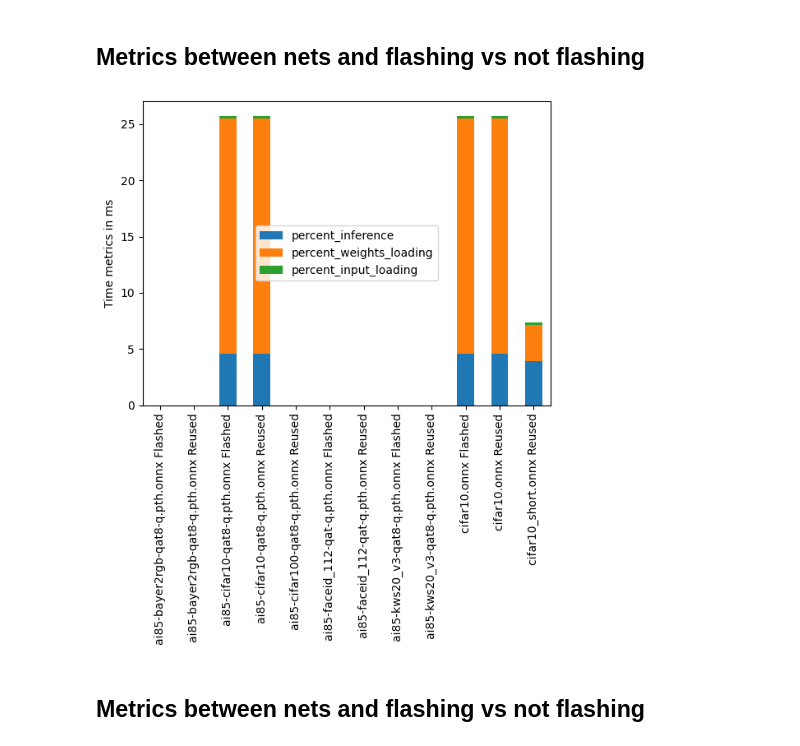
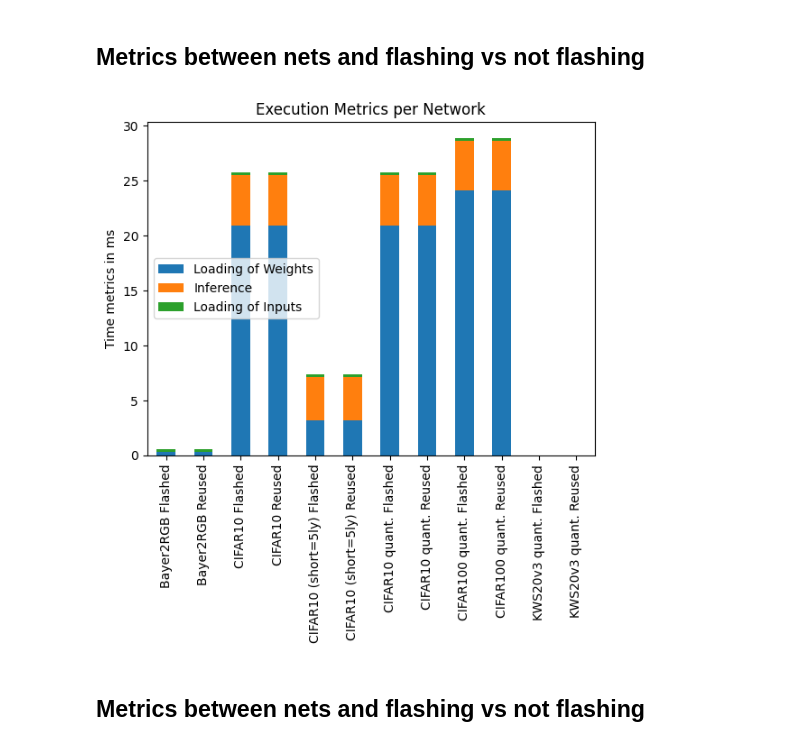
Before and after one commit to ekut-es/netdeployonnx, a Jupyter notebook: netdeployonnx/client/experiment.ipynb, the cells around one changed output. Saved outputs shown, nothing was run; the diff lists cells and outputs as text; code cells hidden in the pictures.

Commit message:
most networks work now

```diff
--- a/netdeployonnx/client/experiment.ipynb
+++ b/netdeployonnx/client/experiment.ipynb
@@ -48,24 +95,25 @@ data_overview_plot = get_data_overview(df_filtered.drop(columns=['uJ_per_input_l
 # %%
 # print(df_filtered.columns)
 df_percents = pd.DataFrame()
 df_percents['Option'] = df_filtered['option___reflash'].apply(lambda x: 'Flashed' if x else 'Reused')
-df_percents['Network'] = df['option_network_name']
+df_percents['Network'] = df['option_network_name'].apply(lambda x: nice_network_names[x])
 for k in ['inference','weights_loading', 'input_loading']:
-    df_percents[f'percent_{k}'] = df_filtered[f'us_per_{k}'] #/ df_filtered['us_per_all']
+    df_percents[nice_metrics[k]] = df_filtered[f'us_per_{k}'] #/ df_filtered['us_per_all']
 
-df_percents_indexed = df_percents.set_index(['Network', 'Option']).apply(lambda x: x / 1000, axis=1).apply(lambda x: x[1:-1], axis=0)
+df_percents_indexed = df_percents.set_index(['Network', 'Option']).apply(lambda x: x / 1000, axis=1)
 df_percents_grouped = df_percents_indexed.groupby(['Network', 'Option']).mean()
 
 df_percents_grouped.index = [f'{net} {option}' for net, option in df_percents_grouped.index]
 
 
 # Plot the stacked bar chart
-df_percents_grouped.plot(kind='bar', stacked=True)
+df_percents_grouped[[nice_metrics[k] for k in ['weights_loading', 'inference','input_loading', ]]].plot(kind='bar', stacked=True)
 
 plt.ylabel('Time metrics in ms')
+plt.title('Execution Metrics per Network')
 plt.show()
 # %% [output]
-[figure, old version]
+[figure, new version]
 # %% [markdown]
 ## Metrics between nets and flashing vs not flashing
 # %%
```
Also changed, not shown: parts of 6 cells of this notebook, 11 other files.
